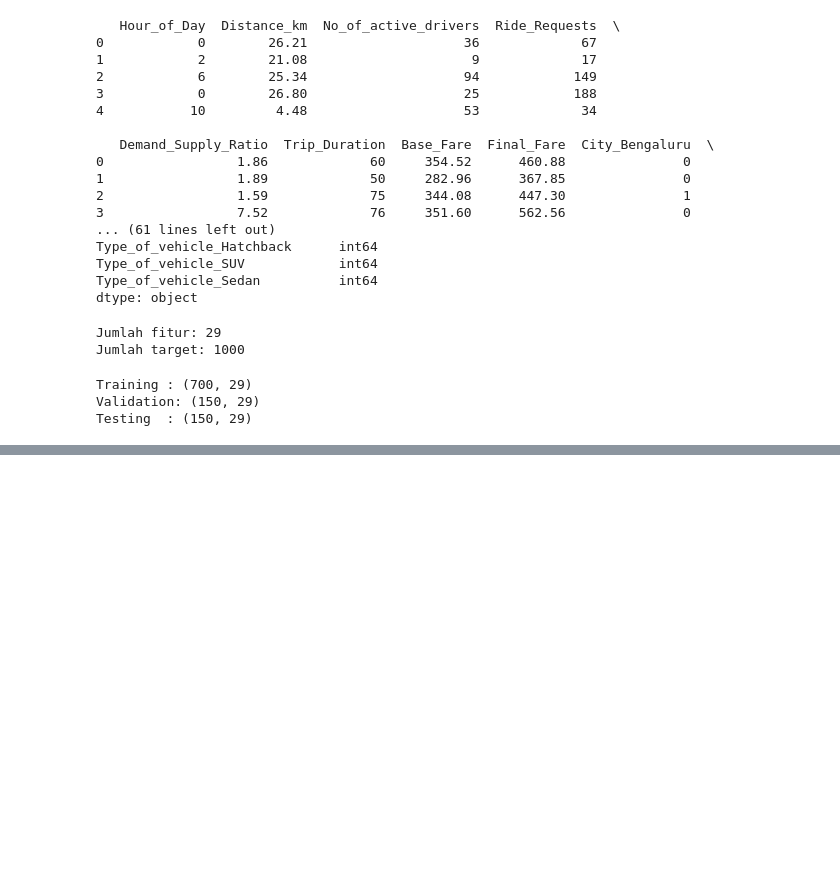
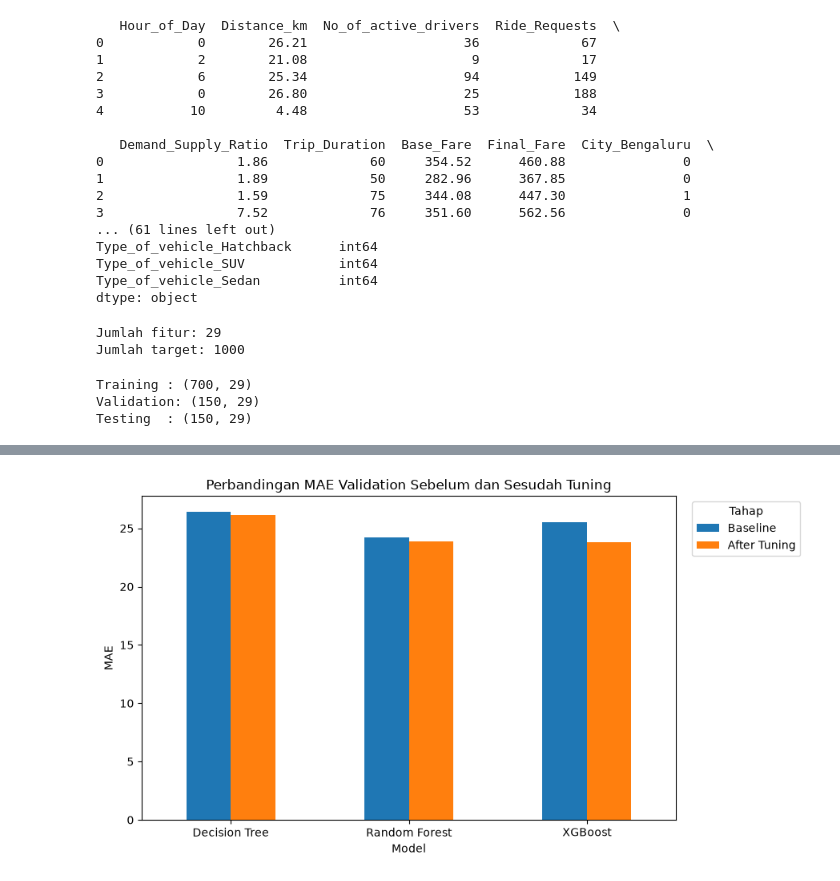
Before and after one commit to Stevienn/Tugas-ASG-1-Code, a Jupyter notebook: CabFarePrediction.ipynb, the cells around one changed output, grey strips where cells are left out. Cells and saved outputs as stored; diff of their text form; code cells hidden in the pictures; blank space fills up the shorter version.

```diff
--- a/CabFarePrediction.ipynb
+++ b/CabFarePrediction.ipynb
@@ -325,0 +631,40 @@ Testing  : (150, 29)
+# %%
+
+import matplotlib.pyplot as plt
+
+baseline_val = (
+    baseline_df[baseline_df["Dataset"] == "Validation"]
+    [["Model", "MAE"]]
+    .rename(columns={"MAE": "Baseline"})
+)
+
+tuned_val = (
+    tuned_df[tuned_df["Dataset"] == "Validation"]
+    [["Model", "MAE"]]
+    .rename(columns={"MAE": "After Tuning"})
+)
+
+comparison = baseline_val.merge(tuned_val, on="Model")
+comparison = comparison.set_index("Model")
+
+ax = comparison.plot(
+    kind="bar",
+    figsize=(9, 5)
+)
+
+ax.set_title("Perbandingan MAE Validation Sebelum dan Sesudah Tuning")
+ax.set_xlabel("Model")
+ax.set_ylabel("MAE")
+
+# Pindahkan legend ke sebelah kanan grafik
+ax.legend(
+    title="Tahap",
+    loc="upper left",
+    bbox_to_anchor=(1.02, 1)
+)
+
+plt.xticks(rotation=0)
+plt.tight_layout()
+plt.show()
+# %% [output]
+[figure, added]
```
Also changed, not shown: parts of 9 cells of this notebook.
